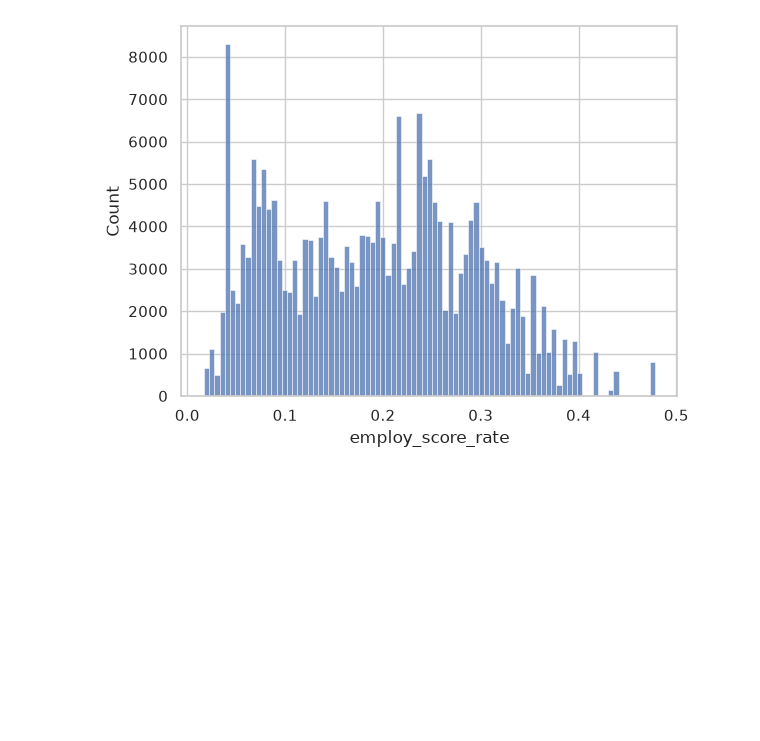
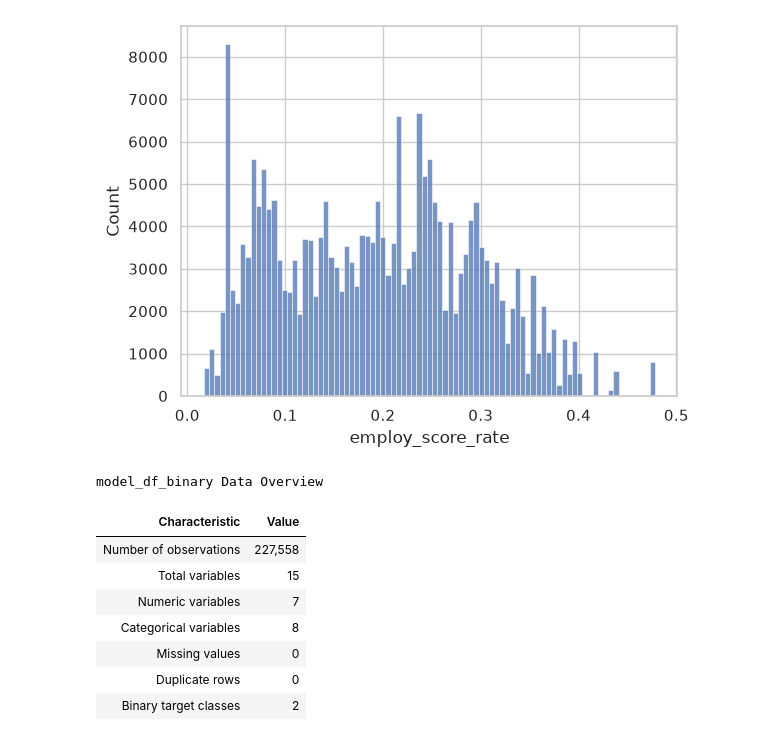
Before and after one commit to AnupmaDS1/Xmus-Jaxon-Flaxon-Waxon, a Jupyter notebook: Notebooks/03_EDAand.ipynb, the cells around one changed output. Saved outputs shown, nothing was run; the diff lists cells and outputs as text; code cells hidden in the pictures; blank space fills up the shorter version.

```diff
--- a/Notebooks/03_EDAand.ipynb
+++ b/Notebooks/03_EDAand.ipynb
@@ -90,3 +92,48 @@ sns.histplot(model_df_binary['employ_score_rate'])
 # %% [output]
 <Axes: xlabel='employ_score_rate', ylabel='Count'>
 [figure]
+# %%
+# summary stats and data overview
+
+
+
+dataset_summary = pd.DataFrame({
+    "Characteristic": [
+        "Number of observations",
+        "Total variables",
+        "Numeric variables",
+        "Categorical variables",
+        "Missing values",
+        "Duplicate rows",
+        "Binary target classes"
+    ],
+    "Value": [
+        len(model_df_binary),
+        model_df_binary.shape[1],
+        model_df_binary.select_dtypes(include=np.number).shape[1],
+        model_df_binary.select_dtypes(exclude=np.number).shape[1],
+        model_df_binary.isnull().sum().sum(),
+        model_df_binary.duplicated().sum(),
+        model_df_binary["outcome_binary"].nunique()
+    ]
+})
+
+# Add commas to large numbers
+dataset_summary["Value"] = dataset_summary["Value"].apply(
+    lambda x: f"{x:,}" if isinstance(x, (int, np.integer)) else x
+)
+
+# Display nicely
+dataset_summary.style.hide(axis="index").set_caption(
+    "model_df_binary Data Overview"
+)
+# %% [output]
+model_df_binary Data Overview
+| Characteristic | Value |
+| Number of observations | 227,558 |
+| Total variables | 15 |
+| Numeric variables | 7 |
+| Categorical variables | 8 |
+| Missing values | 0 |
+| Duplicate rows | 0 |
+| Binary target classes | 2 |
```
Also changed, not shown: parts of 11 cells of this notebook, 1 other file.
